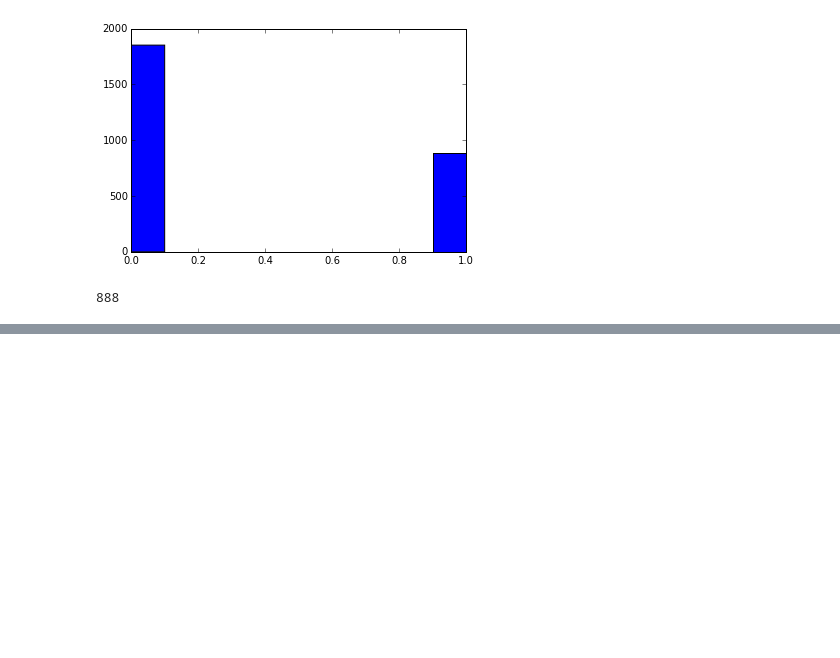
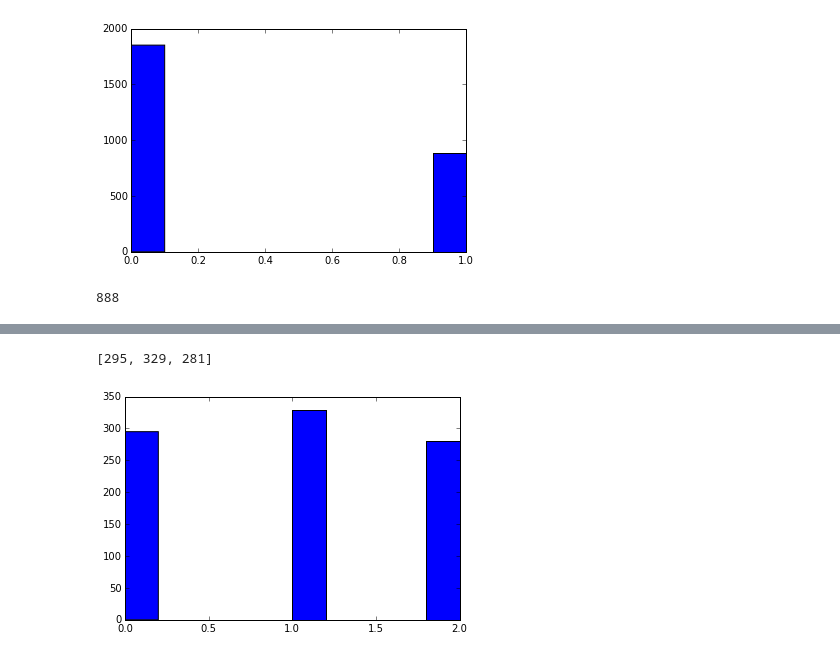
Before and after one commit to mzw4/jyupitertime, a Jupyter notebook: comp1/CS 5786 Comp 1 - JAC.ipynb, the cells around one changed output, grey strips where cells are left out. Saved outputs shown, nothing was run; the diff lists cells and outputs as text; code cells hidden in the pictures; blank space fills up the shorter version.

```diff
--- a/comp1/CS 5786 Comp 1 - JAC.ipynb
+++ b/comp1/CS 5786 Comp 1 - JAC.ipynb
@@ -3100,0 +3194,7 @@ print(actual_cluster_sizes)
+# %%
+spectral_labels = cluster.spectral_clustering(speech_graph_copy_trimmed, n_clusters=3)
+plt.hist(spectral_labels, bins=10)
+print [list(spectral_labels).count(i) for i in range(3)]
+# %% [output]
+[295, 329, 281]
+[figure, added]
```
Also changed, not shown: parts of 20 cells of this notebook.
